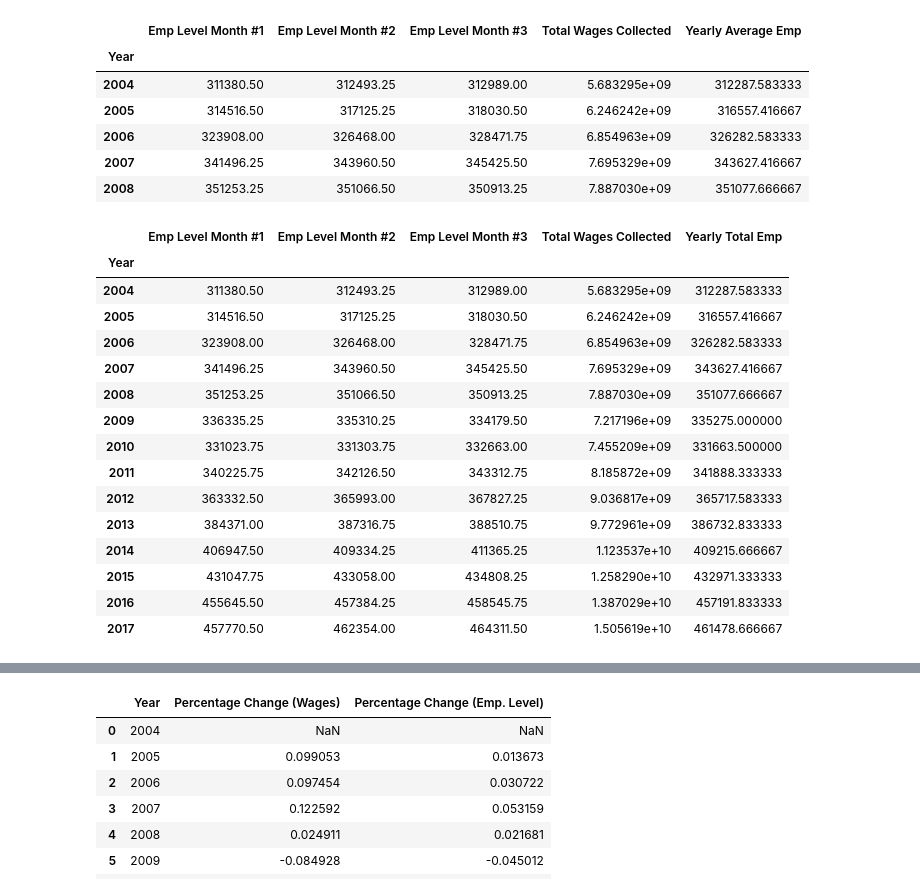
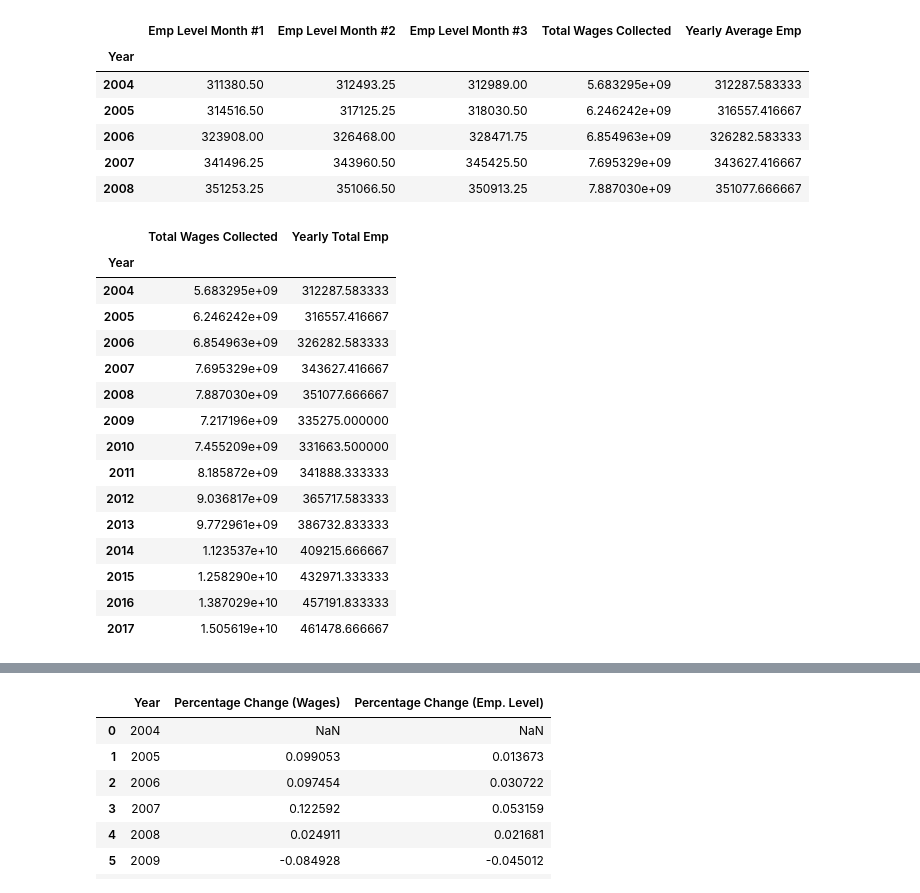
Before and after one commit to nalehc/Team_Four, a Jupyter notebook: data_collection_allother/Employment_Data_SF_AllOther.ipynb, the cells around one changed output, grey strips where cells are left out. Drawn from its saved outputs; the diff is of its cells as text; code cells hidden in the pictures.

```diff
--- a/data_collection_allother/Employment_Data_SF_AllOther.ipynb
+++ b/data_collection_allother/Employment_Data_SF_AllOther.ipynb
@@ -97,22 +105,25 @@ blah.head()
 | 2007 | 341496.25 | 343960.50 | 345425.50 | 7.695329e+09 | 343627.416667 |
 | 2008 | 351253.25 | 351066.50 | 350913.25 | 7.887030e+09 | 351077.666667 |
 # %%
+# Rename columns
+
 blah = blah.rename(columns={"Yearly Average Emp": "Yearly Total Emp"})
+blah = blah[["Total Wages Collected", "Yearly Total Emp"]]
 blah
 # %% [output]
-|  | Emp Level Month #1 | Emp Level Month #2 | Emp Level Month #3 | Total Wages Collected | Yearly Total Emp |
-| Year |  |  |  |  |  |
-| 2004 | 311380.50 | 312493.25 | 312989.00 | 5.683295e+09 | 312287.583333 |
-| 2005 | 314516.50 | 317125.25 | 318030.50 | 6.246242e+09 | 316557.416667 |
-| 2006 | 323908.00 | 326468.00 | 328471.75 | 6.854963e+09 | 326282.583333 |
-| 2007 | 341496.25 | 343960.50 | 345425.50 | 7.695329e+09 | 343627.416667 |
-| 2008 | 351253.25 | 351066.50 | 350913.25 | 7.887030e+09 | 351077.666667 |
-| 2009 | 336335.25 | 335310.25 | 334179.50 | 7.217196e+09 | 335275.000000 |
-| 2010 | 331023.75 | 331303.75 | 332663.00 | 7.455209e+09 | 331663.500000 |
-| 2011 | 340225.75 | 342126.50 | 343312.75 | 8.185872e+09 | 341888.333333 |
-| 2012 | 363332.50 | 365993.00 | 367827.25 | 9.036817e+09 | 365717.583333 |
-| 2013 | 384371.00 | 387316.75 | 388510.75 | 9.772961e+09 | 386732.833333 |
-| 2014 | 406947.50 | 409334.25 | 411365.25 | 1.123537e+10 | 409215.666667 |
-| 2015 | 431047.75 | 433058.00 | 434808.25 | 1.258290e+10 | 432971.333333 |
-| 2016 | 455645.50 | 457384.25 | 458545.75 | 1.387029e+10 | 457191.833333 |
-| 2017 | 457770.50 | 462354.00 | 464311.50 | 1.505619e+10 | 461478.666667 |
+|  | Total Wages Collected | Yearly Total Emp |
+| Year |  |  |
+| 2004 | 5.683295e+09 | 312287.583333 |
+| 2005 | 6.246242e+09 | 316557.416667 |
+| 2006 | 6.854963e+09 | 326282.583333 |
+| 2007 | 7.695329e+09 | 343627.416667 |
+| 2008 | 7.887030e+09 | 351077.666667 |
+| 2009 | 7.217196e+09 | 335275.000000 |
+| 2010 | 7.455209e+09 | 331663.500000 |
+| 2011 | 8.185872e+09 | 341888.333333 |
+| 2012 | 9.036817e+09 | 365717.583333 |
+| 2013 | 9.772961e+09 | 386732.833333 |
+| 2014 | 1.123537e+10 | 409215.666667 |
+| 2015 | 1.258290e+10 | 432971.333333 |
+| 2016 | 1.387029e+10 | 457191.833333 |
+| 2017 | 1.505619e+10 | 461478.666667 |
```
Also changed, not shown: parts of 8 cells of this notebook, 2 other files.
